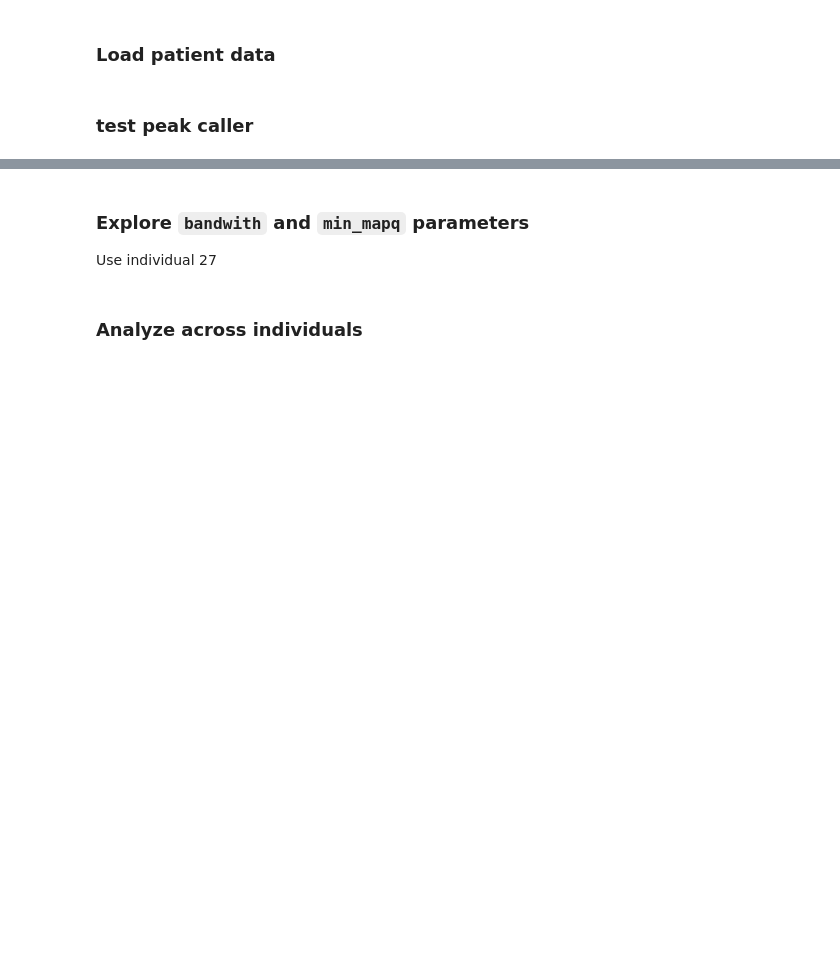
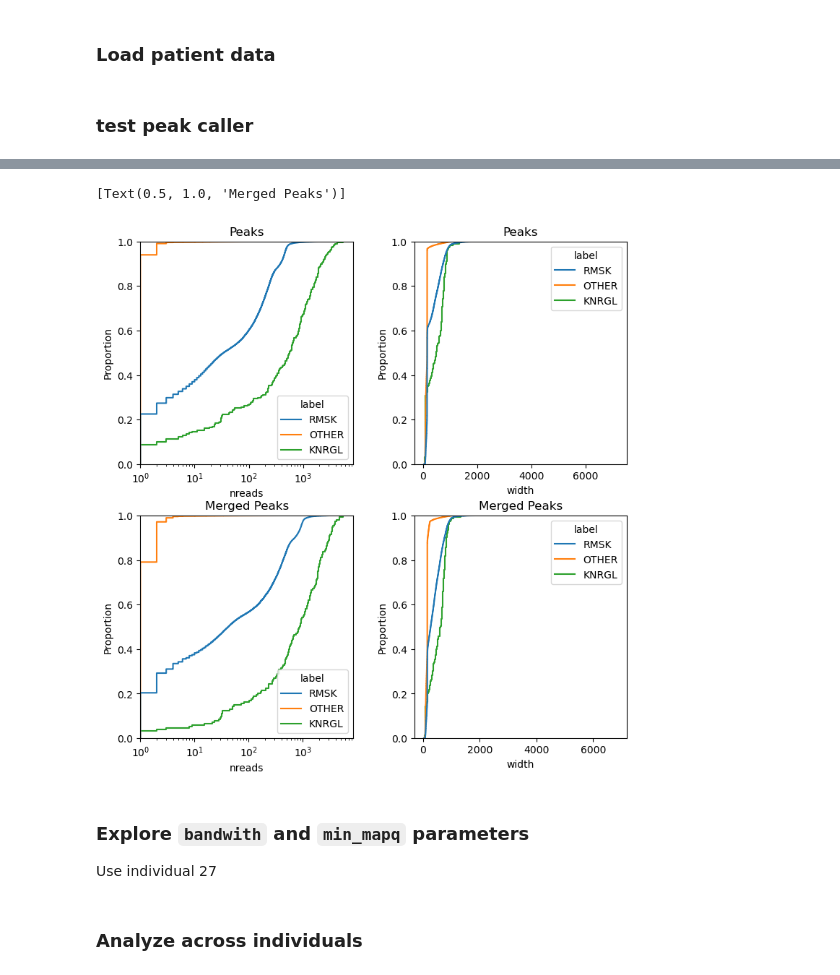
Before and after one commit to mikecuoco/sz_slavseq, a Jupyter notebook: workflow/20230522_peak_calling.ipynb, the cells around one changed output, grey strips where cells are left out. Saved outputs shown, nothing was run; the diff lists cells and outputs as text; code cells hidden in the pictures; blank space fills up the shorter version.

Commit message:
update peak testing evaluation

```diff
--- a/workflow/20230522_peak_calling.ipynb
+++ b/workflow/20230522_peak_calling.ipynb
@@ -228,7 +228,7 @@ class OverlapPeakCaller:
                 d["peak"].append(read)
                 d["last_read"] = read
 
-    def merge_peaks(self, peaks, bandwidth=0) -> dict:
+    def merge_peaks(self, peaks, contig, bandwidth=0) -> dict:
         """
         Merge peaks that are within bandwidth of each other for a single contig
         """
@@ -314,9 +314,6 @@ class OverlapPeakCaller:
         ]
         merged = sorted(merged, key=lambda x: (x["Chromosome"], x["Start"], x["End"]))
 
-        # res["group"] = res["read group"].apply(lambda x: "read1" if "read1" in x else "read2")
-        # res["width"] = res["End"] - res["Start"]
-
         return peaks, merged
 # %% [markdown]
 ## Define analysis helper functions
@@ -412,15 +409,15 @@ peaks, merged = OverlapPeakCaller(bam).run(r1_bandwidth=750)
 peaks = pd.DataFrame.from_records(
     [peak for contig_peaks in peaks.values() for peak in contig_peaks]
 )
-peaks["width"] = peaks["End"] - peaks["Start"]
+peaks["type"] = "unmerged"
 merged = pd.DataFrame.from_records(merged)
-merged["width"] = merged["End"] - merged["Start"]
+merged["type"] = "merged"
+peaks = pd.concat([peaks, knrgl], axis=1)
 
 # annotate
+peaks["width"] = peaks["End"] - peaks["Start"]
 peaks = annotate_peaks(peaks, knrgl, "knrgl")
 peaks = annotate_peaks(peaks, rmsk, "rmsk")
-merged = annotate_peaks(merged, knrgl, "knrgl")
-merged = annotate_peaks(merged, rmsk, "rmsk")
 
 
 def label(x):
@@ -434,4 +431,3 @@ def label(x):
 
 
 peaks["label"] = peaks.apply(lambda x: label(x), axis=1)
-merged["label"] = merged.apply(lambda x: label(x), axis=1)
@@ -473,3 +434,8 @@ merged[merged["knrgl ID"].isnull() & merged["rmsk ID"].isnull()].sort_values(
+# %%
+peak_cdf_plot(peaks, hue_col="label", split_col="type")
+# %% [output]
+[Text(0.5, 1.0, 'Merged Peaks')]
+[figure, added]
 # %% [markdown]
 ### Explore `bandwith` and `min_mapq` parameters
 
```
Also changed, not shown: parts of 2 cells of this notebook.
